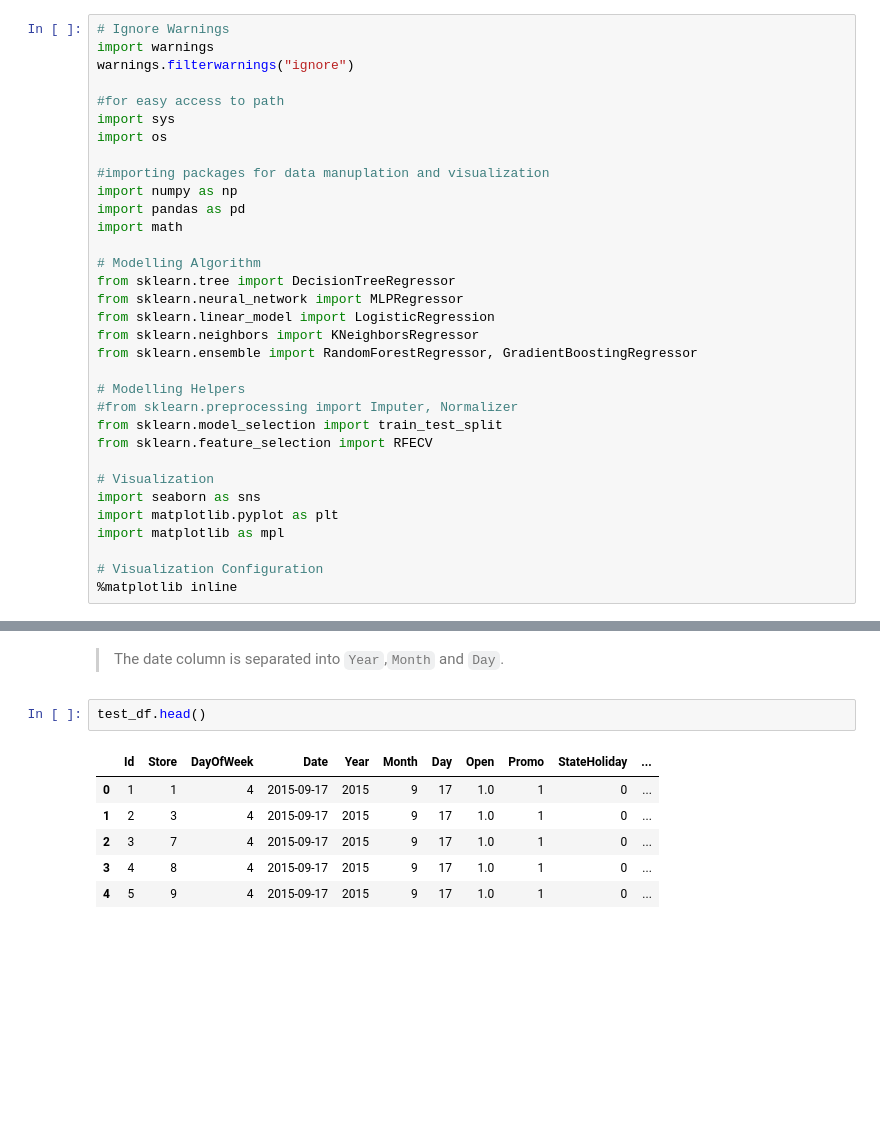
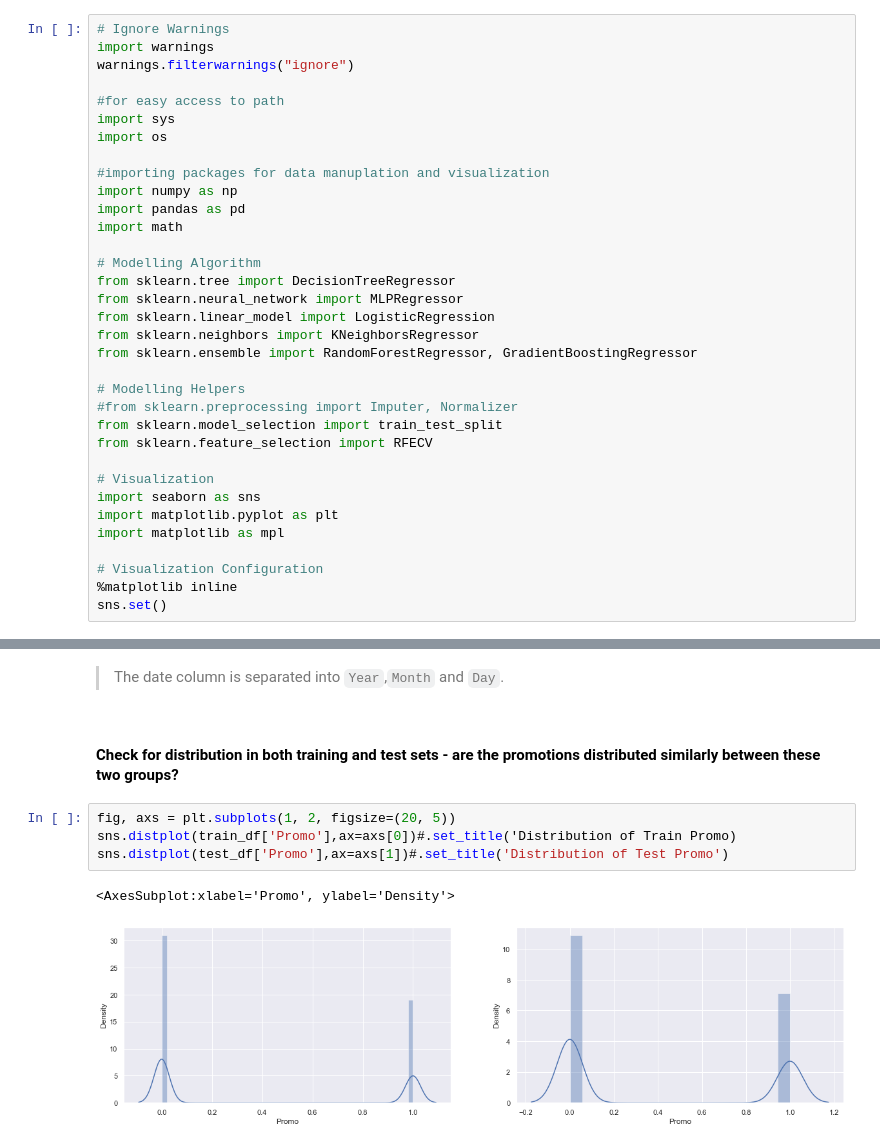
Before and after one commit to Melak2017/Pharmaceutical-Sales-Prediction-, a Jupyter notebook: notebooks/data_exploration.ipynb, the cells around one changed output, grey strips where cells are left out. Saved outputs shown, nothing was run; the diff lists cells and outputs as text; blank space fills up the shorter version.

Commit message:
Distribution of promo for test and train sets

```diff
--- a/notebooks/data_exploration.ipynb
+++ b/notebooks/data_exploration.ipynb
@@ -54,6 +54,7 @@ import matplotlib as mpl
 
 # Visualization Configuration
 %matplotlib inline
+sns.set()
 # %%
 #Acessing scripts and data path
 sys.path.append(os.path.abspath(os.path.join('data')))
@@ -186,12 +187,12 @@ SchoolHoliday     int64
 dtype: object
 # %% [markdown]
 >The date column is separated into `Year`,`Month` and `Day`.
-# %%
-test_df.head()
-# %% [output]
-|  | Id | Store | DayOfWeek | Date | Year | Month | Day | Open | Promo | StateHoliday | ... |
-| 0 | 1 | 1 | 4 | 2015-09-17 | 2015 | 9 | 17 | 1.0 | 1 | 0 | ... |
-| 1 | 2 | 3 | 4 | 2015-09-17 | 2015 | 9 | 17 | 1.0 | 1 | 0 | ... |
-| 2 | 3 | 7 | 4 | 2015-09-17 | 2015 | 9 | 17 | 1.0 | 1 | 0 | ... |
-| 3 | 4 | 8 | 4 | 2015-09-17 | 2015 | 9 | 17 | 1.0 | 1 | 0 | ... |
-| 4 | 5 | 9 | 4 | 2015-09-17 | 2015 | 9 | 17 | 1.0 | 1 | 0 | ... |
+# %% [markdown]
+#### Check for distribution in both training and test sets - are the promotions distributed similarly between these two groups?
+# %%
+fig, axs = plt.subplots(1, 2, figsize=(20, 5))
+sns.distplot(train_df['Promo'],ax=axs[0])#.set_title('Distribution of Train Promo)
+sns.distplot(test_df['Promo'],ax=axs[1])#.set_title('Distribution of Test Promo')
+# %% [output]
+<AxesSubplot:xlabel='Promo', ylabel='Density'>
+[figure, added]
```
Also changed, not shown: parts of 3 cells of this notebook.
